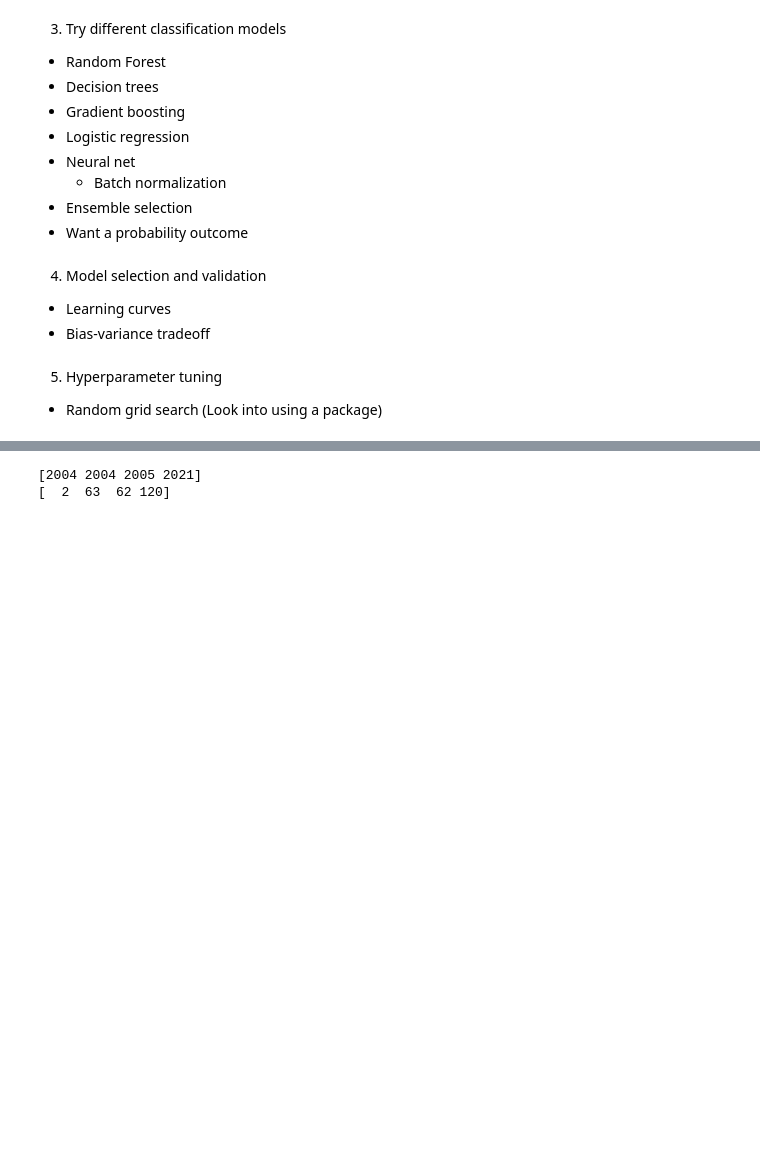
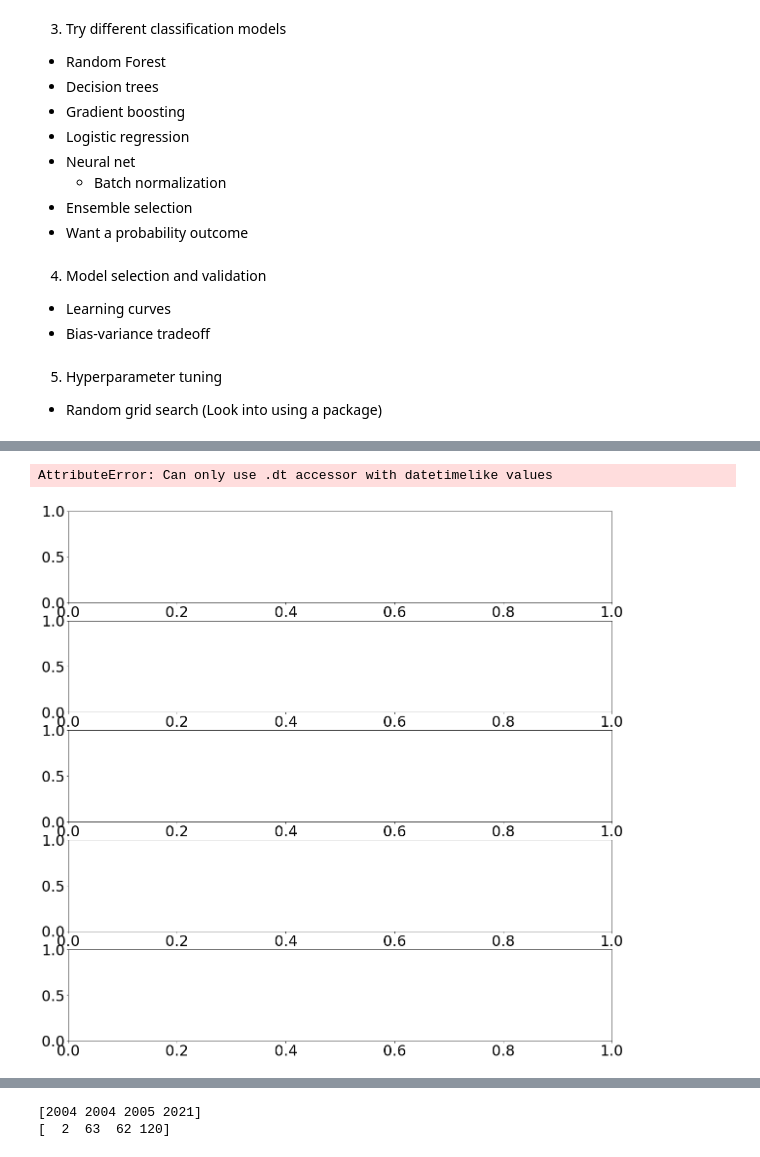
Before and after one commit to kimtaeho07/CS155-MP1, a Jupyter notebook: KaggleVisualization.ipynb, the cells around one changed output, grey strips where cells are left out. Cells and saved outputs as stored; diff of their text form; code cells hidden in the pictures; blank space fills up the shorter version.

```diff
--- a/KaggleVisualization.ipynb
+++ b/KaggleVisualization.ipynb
@@ -203,16 +204,20 @@ plt.show()
 # %%
 #@title
 # Prevalance by Month
 fig, axs = plt.subplots(num_sets+1, figsize=(20,20))
 
 to_plot = np.array(train_df["DATE"].groupby(train_df["DATE"].dt.month).count())
 axs[0].bar(range(1,len(to_plot)+1), to_plot)
 
 for i in range(num_sets):
   to_plot = np.array(sets[i]["DATE"].groupby(sets[i]["DATE"].dt.month).count())
   axs[i+1].bar(range(1,len(to_plot)+1), to_plot)
+  axs[i+1].set_title('Sampled set %i'%(i+1), fontsize=12)
 
 plt.xlabel("Month")
+# %% [output]
+AttributeError: Can only use .dt accessor with datetimelike values
+[figure, added]
 # %%
 #@title
 # Prevalance by Year
```
Also changed, not shown: parts of 17 cells of this notebook.
